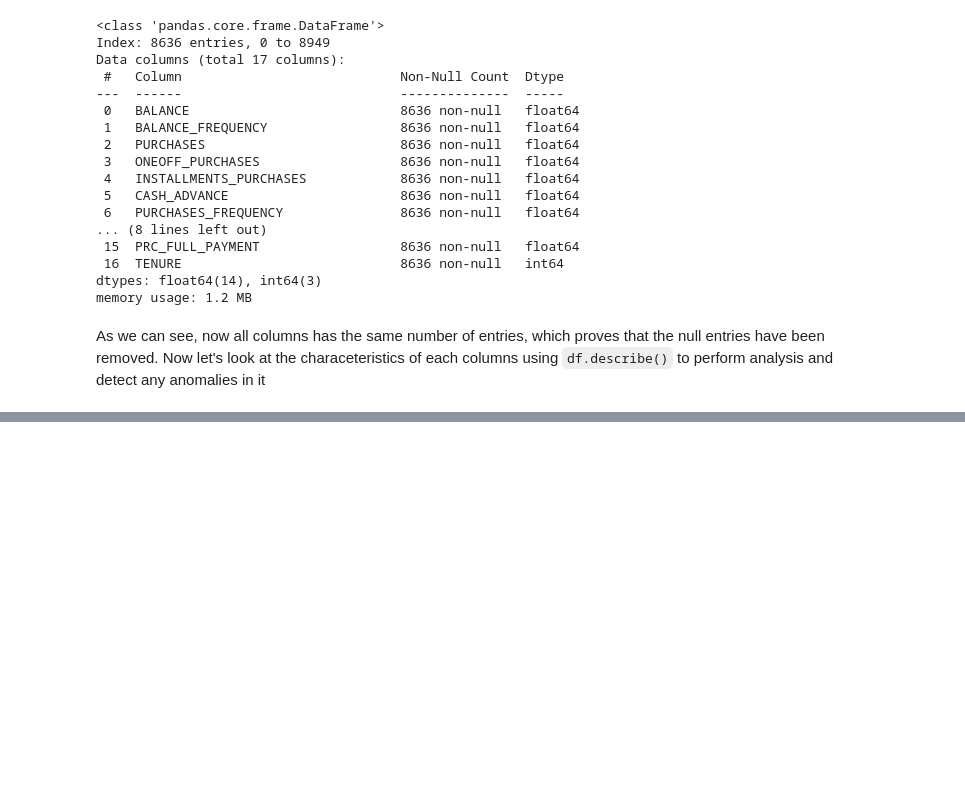
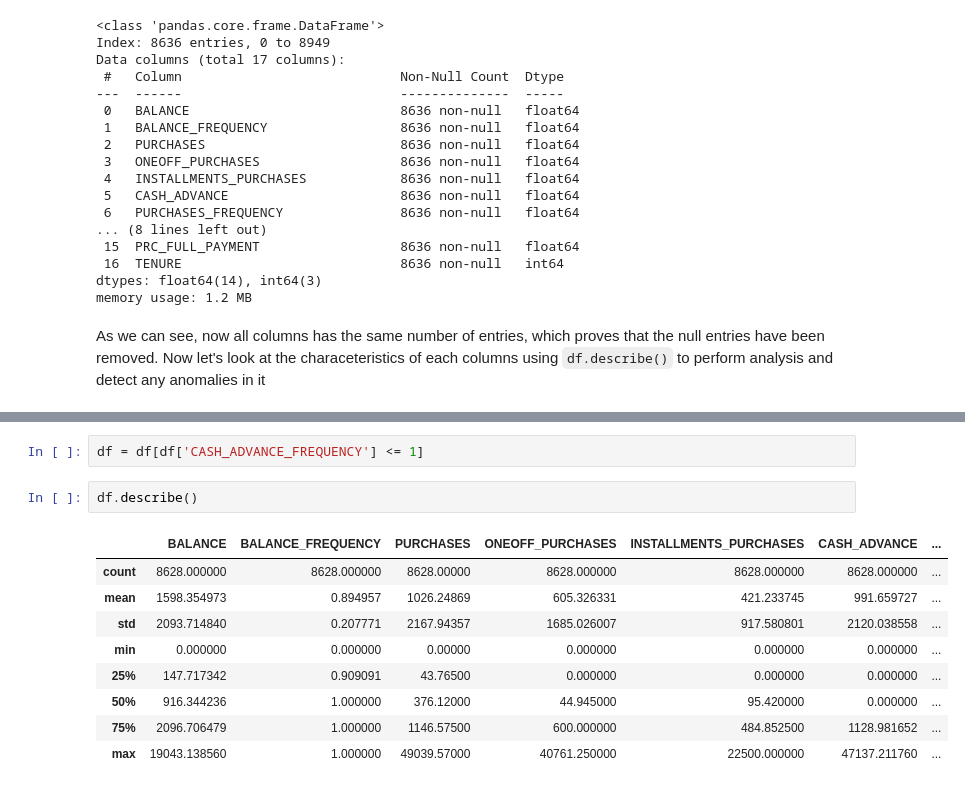
Before and after one commit to boontatt/advanced_data_quiz, a Jupyter notebook: AIT2209943.ipynb, the cells around one changed output, grey strips where cells are left out. Cells and saved outputs as stored; diff of their text form; blank space fills up the shorter version.

```diff
--- a/AIT2209943.ipynb
+++ b/AIT2209943.ipynb
@@ -165,0 +202,14 @@ There seems to be some anomaly in the `cash_advance_frequency` column as the max
+# %%
+df = df[df['CASH_ADVANCE_FREQUENCY'] <= 1]
+# %%
+df.describe()
+# %% [output]
+|  | BALANCE | BALANCE_FREQUENCY | PURCHASES | ONEOFF_PURCHASES | INSTALLMENTS_PURCHASES | CASH_ADVANCE | ... |
+| count | 8628.000000 | 8628.000000 | 8628.00000 | 8628.000000 | 8628.000000 | 8628.000000 | ... |
+| mean | 1598.354973 | 0.894957 | 1026.24869 | 605.326331 | 421.233745 | 991.659727 | ... |
+| std | 2093.714840 | 0.207771 | 2167.94357 | 1685.026007 | 917.580801 | 2120.038558 | ... |
+| min | 0.000000 | 0.000000 | 0.00000 | 0.000000 | 0.000000 | 0.000000 | ... |
+| 25% | 147.717342 | 0.909091 | 43.76500 | 0.000000 | 0.000000 | 0.000000 | ... |
+| 50% | 916.344236 | 1.000000 | 376.12000 | 44.945000 | 95.420000 | 0.000000 | ... |
+| 75% | 2096.706479 | 1.000000 | 1146.57500 | 600.000000 | 484.852500 | 1128.981652 | ... |
+| max | 19043.138560 | 1.000000 | 49039.57000 | 40761.250000 | 22500.000000 | 47137.211760 | ... |
```
Also changed, not shown: parts of 8 cells of this notebook.
